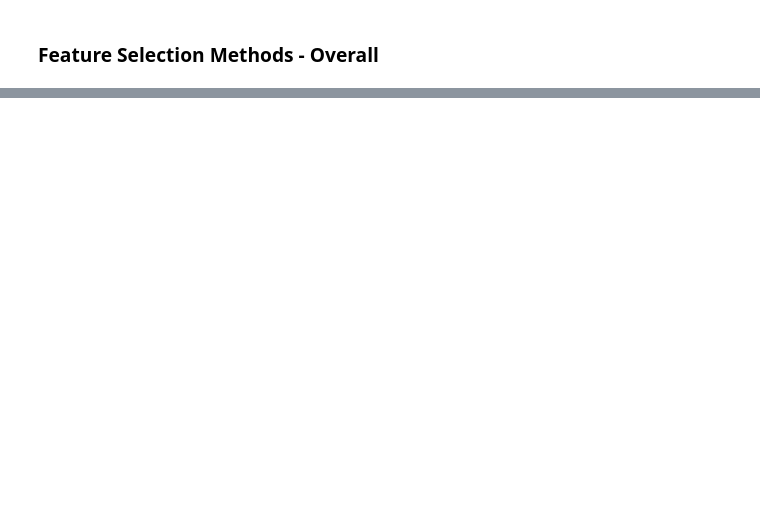
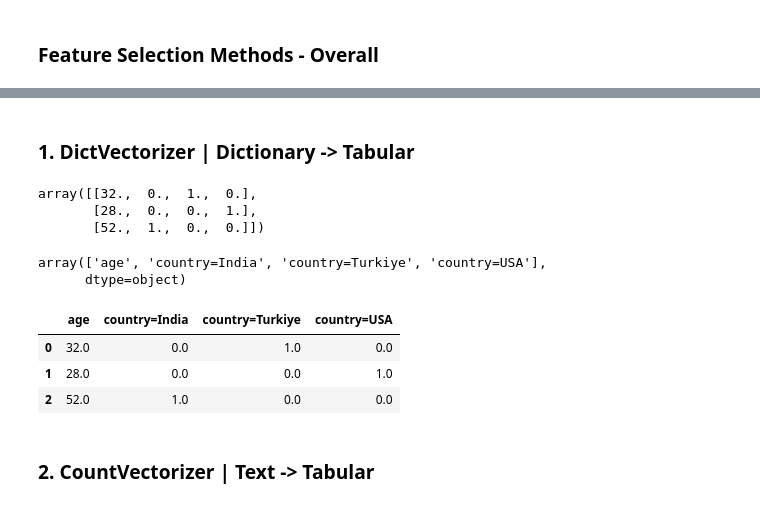
Before and after one commit to emre-kocyigit/feature-engineering-guide, a Jupyter notebook: Feature Engineering - Guide.ipynb, the cells around one changed output, grey strips where cells are left out. Drawn from its saved outputs; the diff is of its cells as text; code cells hidden in the pictures; blank space fills up the shorter version.

```diff
--- a/Feature Engineering - Guide.ipynb
+++ b/Feature Engineering - Guide.ipynb
@@ -731,0 +764,2 @@ R-squared (R²): 0.8119983226991709
+# %% [markdown]
+### 1. DictVectorizer | Dictionary -> Tabular
@@ -731,0 +768,27 @@ R-squared (R²): 0.8119983226991709
+# %%
+raw_data = [
+    {'age': 32, 'country': 'Turkiye'},
+    {'age': 28, 'country': 'USA'},
+    {'age': 52, 'country': 'India'}
+]
+# %%
+vectorizer = DictVectorizer()
+vectorizer.fit_transform(raw_data).toarray()
+# %% [output]
+array([[32.,  0.,  1.,  0.],
+       [28.,  0.,  0.,  1.],
+       [52.,  1.,  0.,  0.]])
+# %%
+vectorizer.get_feature_names_out()
+# %% [output]
+array(['age', 'country=India', 'country=Turkiye', 'country=USA'],
+      dtype=object)
+# %%
+pd.DataFrame(vectorizer.fit_transform(raw_data).toarray(), columns=vectorizer.get_feature_names_out())
+# %% [output]
+|  | age | country=India | country=Turkiye | country=USA |
+| 0 | 32.0 | 0.0 | 1.0 | 0.0 |
+| 1 | 28.0 | 0.0 | 0.0 | 1.0 |
+| 2 | 52.0 | 1.0 | 0.0 | 0.0 |
+# %% [markdown]
+### 2. CountVectorizer | Text -> Tabular
```
Also changed, not shown: parts of 119 cells of this notebook.
